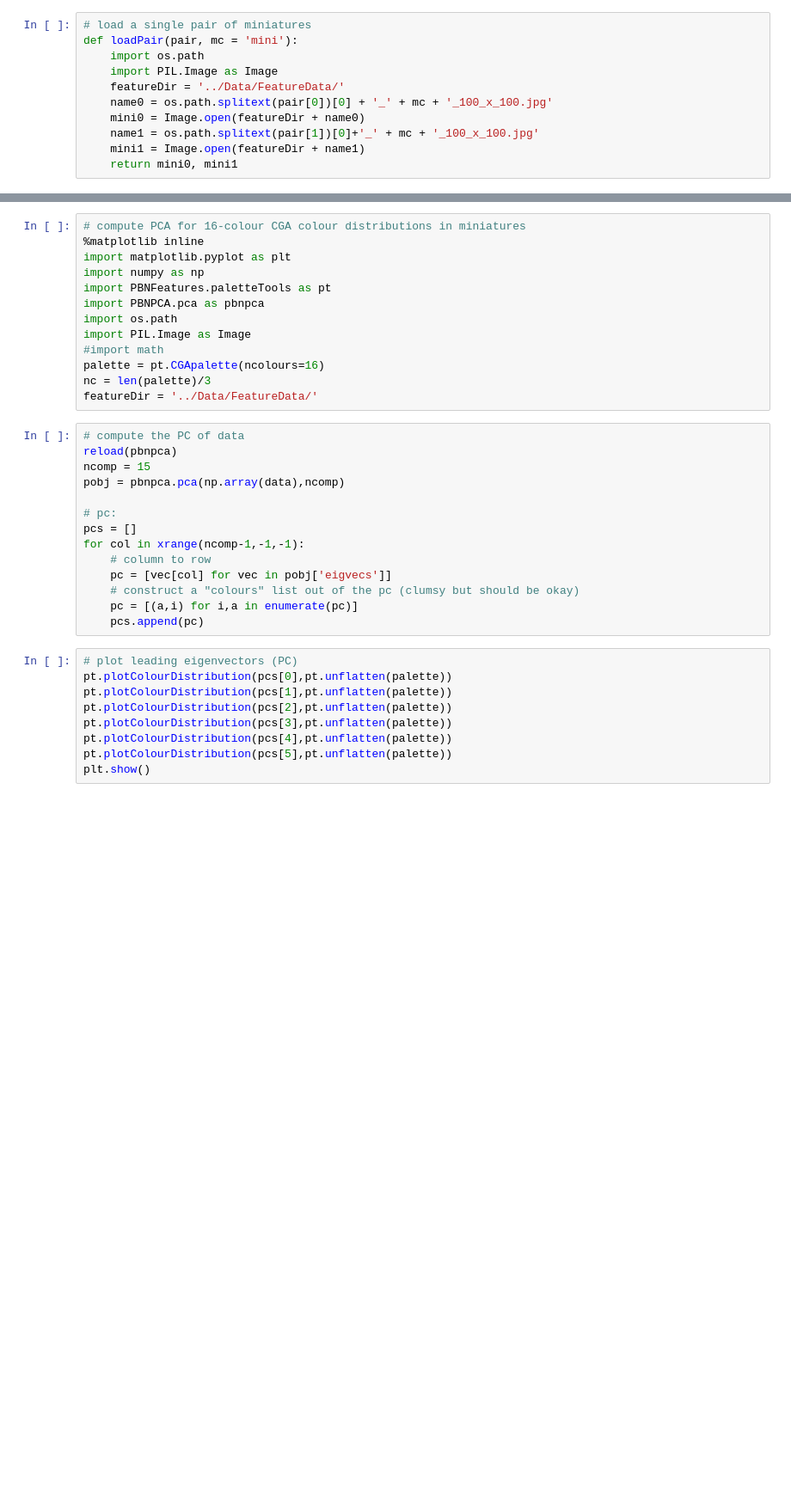
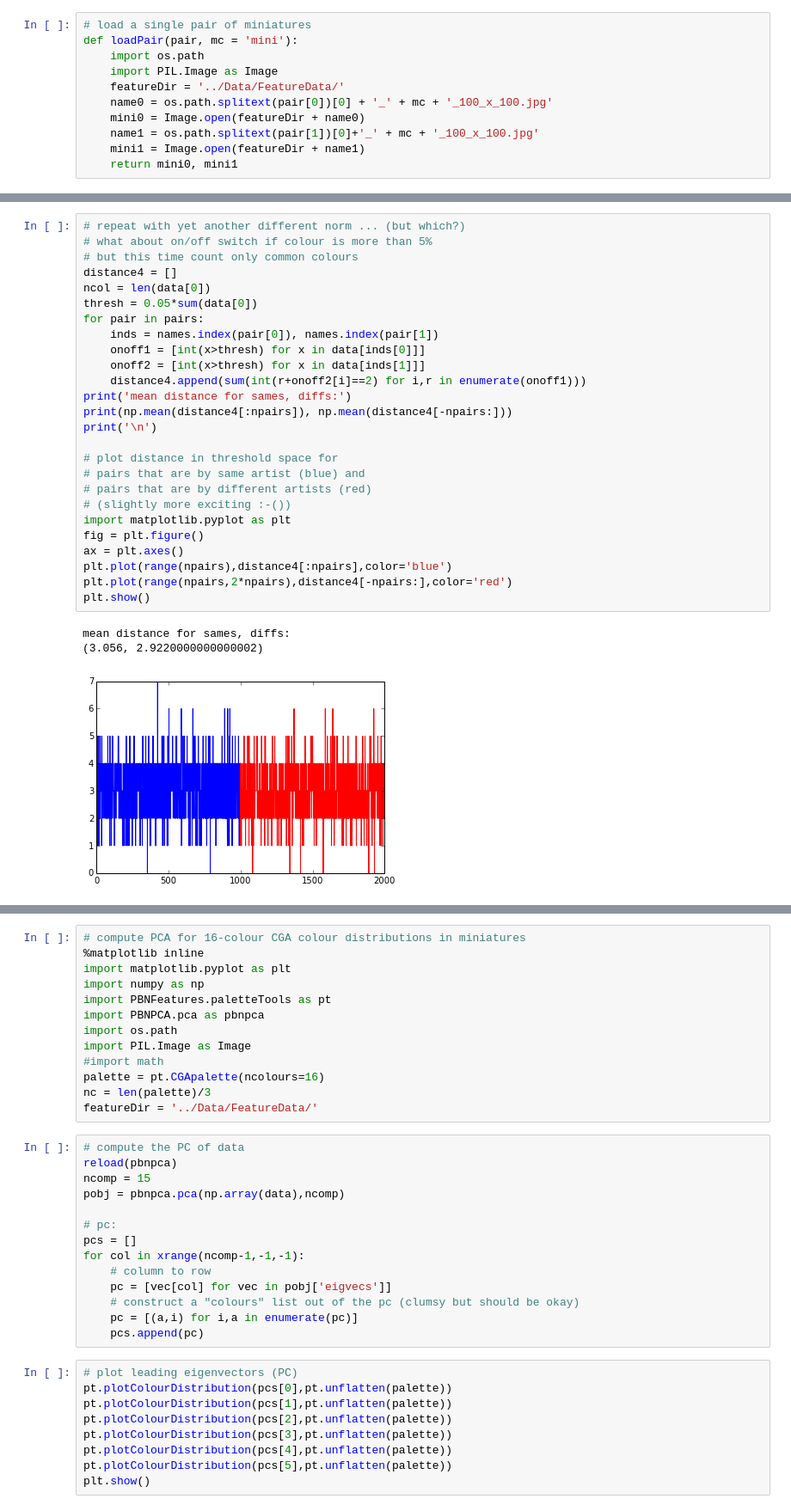
Before and after one commit to majorgowan/fifth_floor_art_critics, a Jupyter notebook: Notebooks/ten_artists.ipynb, the cells around one changed output, grey strips where cells are left out. Shown at 86% size. Cells and saved outputs as stored; diff of their text form; blank space fills up the shorter version.

```diff
--- a/Notebooks/ten_artists.ipynb
+++ b/Notebooks/ten_artists.ipynb
@@ -191,0 +260,30 @@ plt.show()
+# %%
+# repeat with yet another different norm ... (but which?)
+# what about on/off switch if colour is more than 5%
+# but this time count only common colours
+distance4 = []
+ncol = len(data[0])
+thresh = 0.05*sum(data[0])
+for pair in pairs:
+    inds = names.index(pair[0]), names.index(pair[1])
+    onoff1 = [int(x>thresh) for x in data[inds[0]]]
+    onoff2 = [int(x>thresh) for x in data[inds[1]]]
+    distance4.append(sum(int(r+onoff2[i]==2) for i,r in enumerate(onoff1)))
+print('mean distance for sames, diffs:')
+print(np.mean(distance4[:npairs]), np.mean(distance4[-npairs:]))
+print('\n')
+
+# plot distance in threshold space for
+# pairs that are by same artist (blue) and
+# pairs that are by different artists (red)
+# (slightly more exciting :-())
+import matplotlib.pyplot as plt
+fig = plt.figure()
+ax = plt.axes()
+plt.plot(range(npairs),distance4[:npairs],color='blue')
+plt.plot(range(npairs,2*npairs),distance4[-npairs:],color='red')
+plt.show()
+# %% [output]
+mean distance for sames, diffs:
+(3.056, 2.9220000000000002)
+[figure, added]
```
Also changed, not shown: parts of 17 cells of this notebook, 1 other file.
